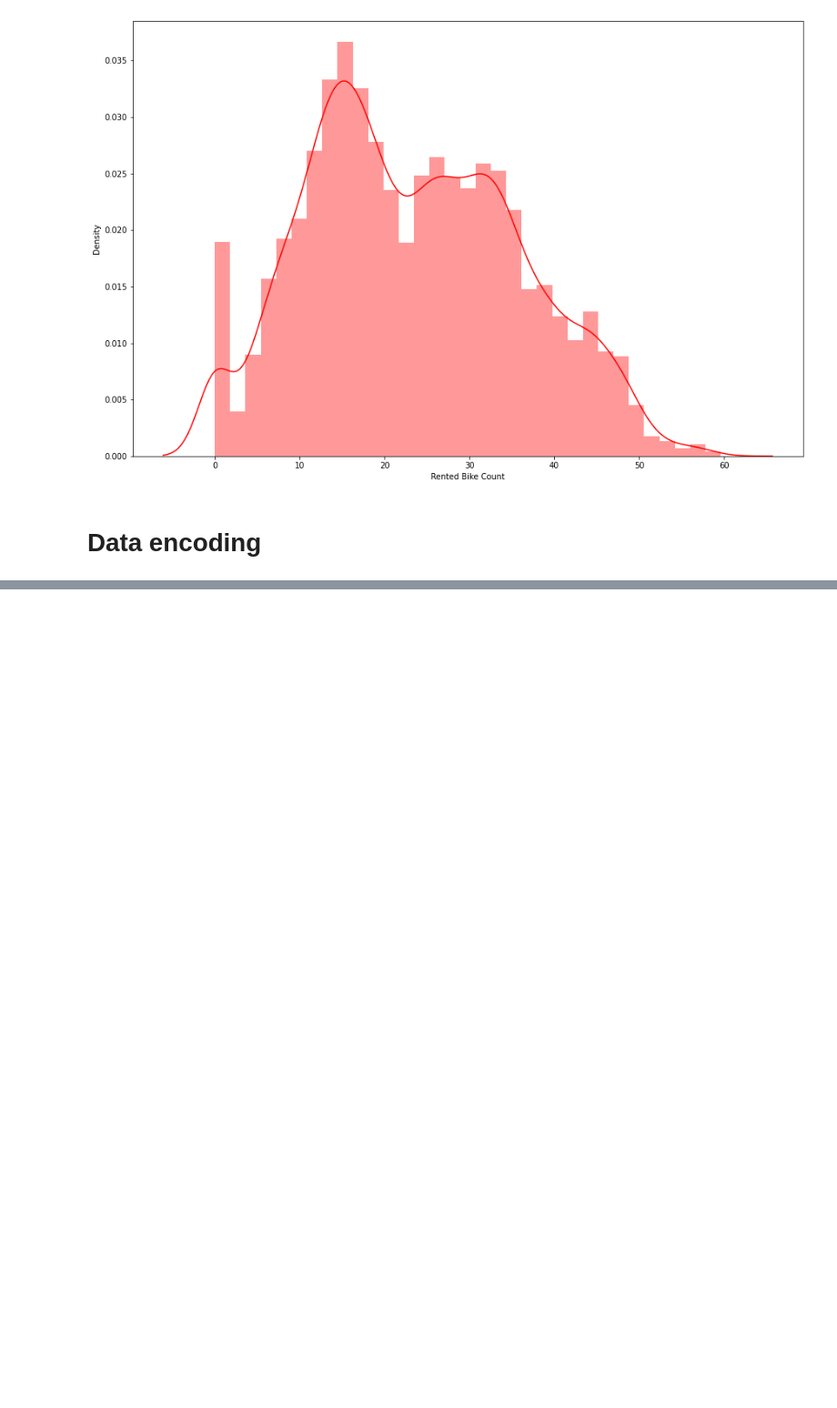
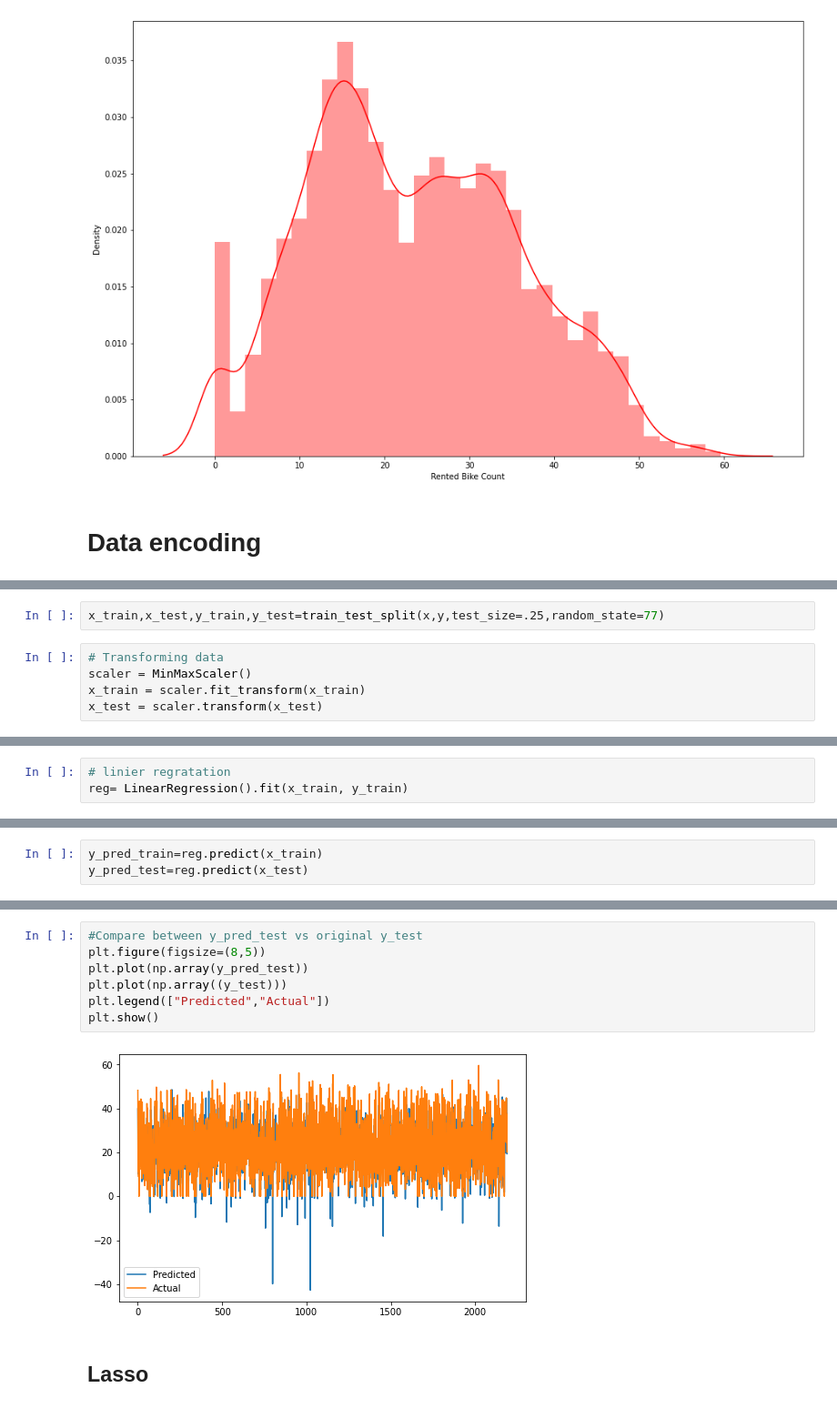
Before and after one commit to satyam-jyoti-sankar/Bike-Sharing-Demand-Prediction-, a Jupyter notebook: Bike_Sharing_Demand_Prediction_Capstone_Project.ipynb, the cells around one changed output, grey strips where cells are left out. Shown at 91% size. Cells and saved outputs as stored; diff of their text form; blank space fills up the shorter version.

```diff
--- a/Bike_Sharing_Demand_Prediction_Capstone_Project.ipynb
+++ b/Bike_Sharing_Demand_Prediction_Capstone_Project.ipynb
@@ -412,0 +451,7 @@ skwness is:- 0.23732144485836718
+# %%
+x_train,x_test,y_train,y_test=train_test_split(x,y,test_size=.25,random_state=77)
+# %%
+# Transforming data
+scaler = MinMaxScaler()
+x_train = scaler.fit_transform(x_train)
+x_test = scaler.transform(x_test)
@@ -412,0 +471,3 @@ skwness is:- 0.23732144485836718
+# %%
+# linier regratation
+reg= LinearRegression().fit(x_train, y_train)
@@ -412,0 +478,3 @@ skwness is:- 0.23732144485836718
+# %%
+y_pred_train=reg.predict(x_train)
+y_pred_test=reg.predict(x_test)
@@ -412,0 +516,11 @@ skwness is:- 0.23732144485836718
+# %%
+#Compare between y_pred_test vs original y_test
+plt.figure(figsize=(8,5))
+plt.plot(np.array(y_pred_test))
+plt.plot(np.array((y_test)))
+plt.legend(["Predicted","Actual"])
+plt.show()
+# %% [output]
+[figure, added]
+# %% [markdown]
+## Lasso
```
Also changed, not shown: parts of 30 cells of this notebook.
